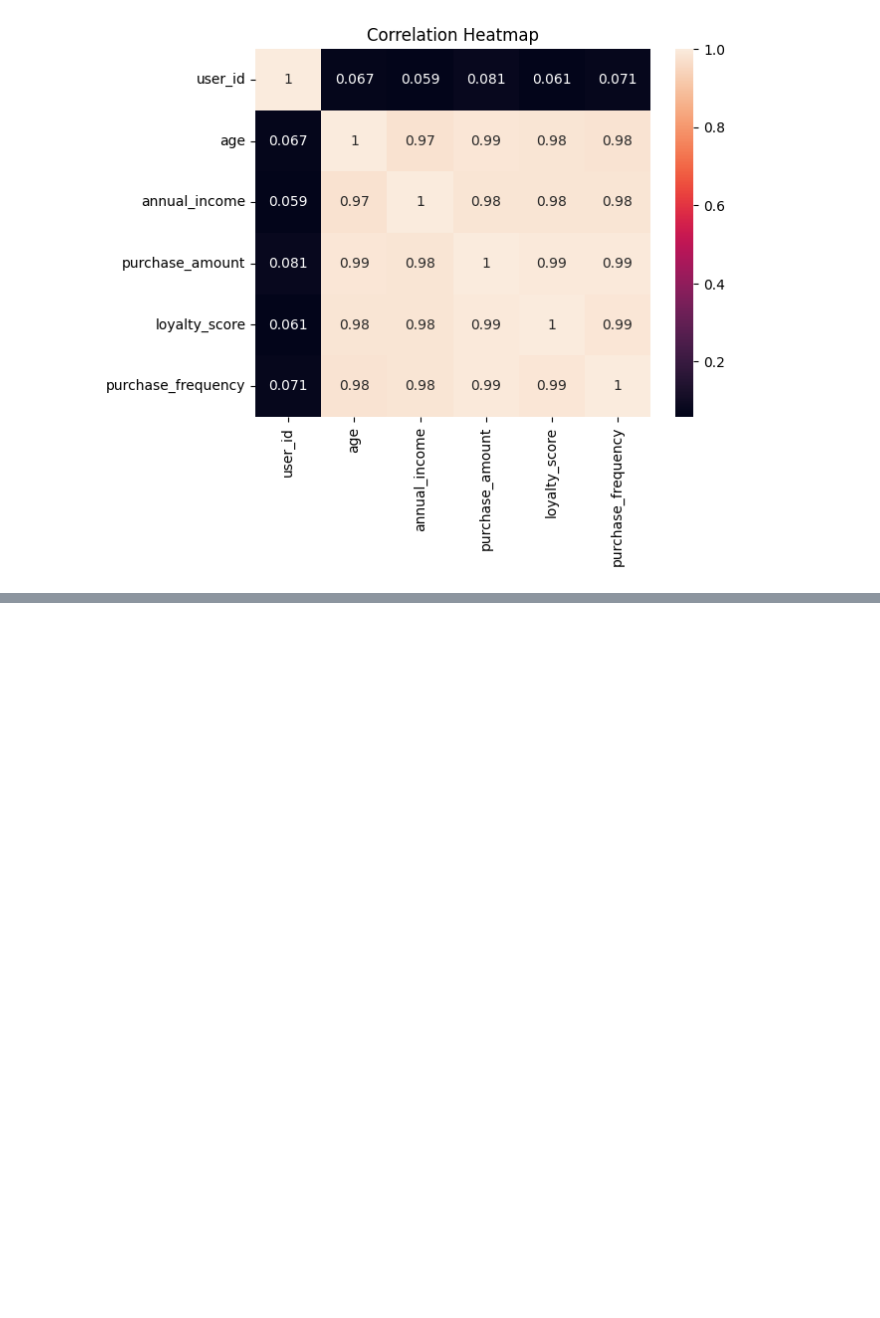
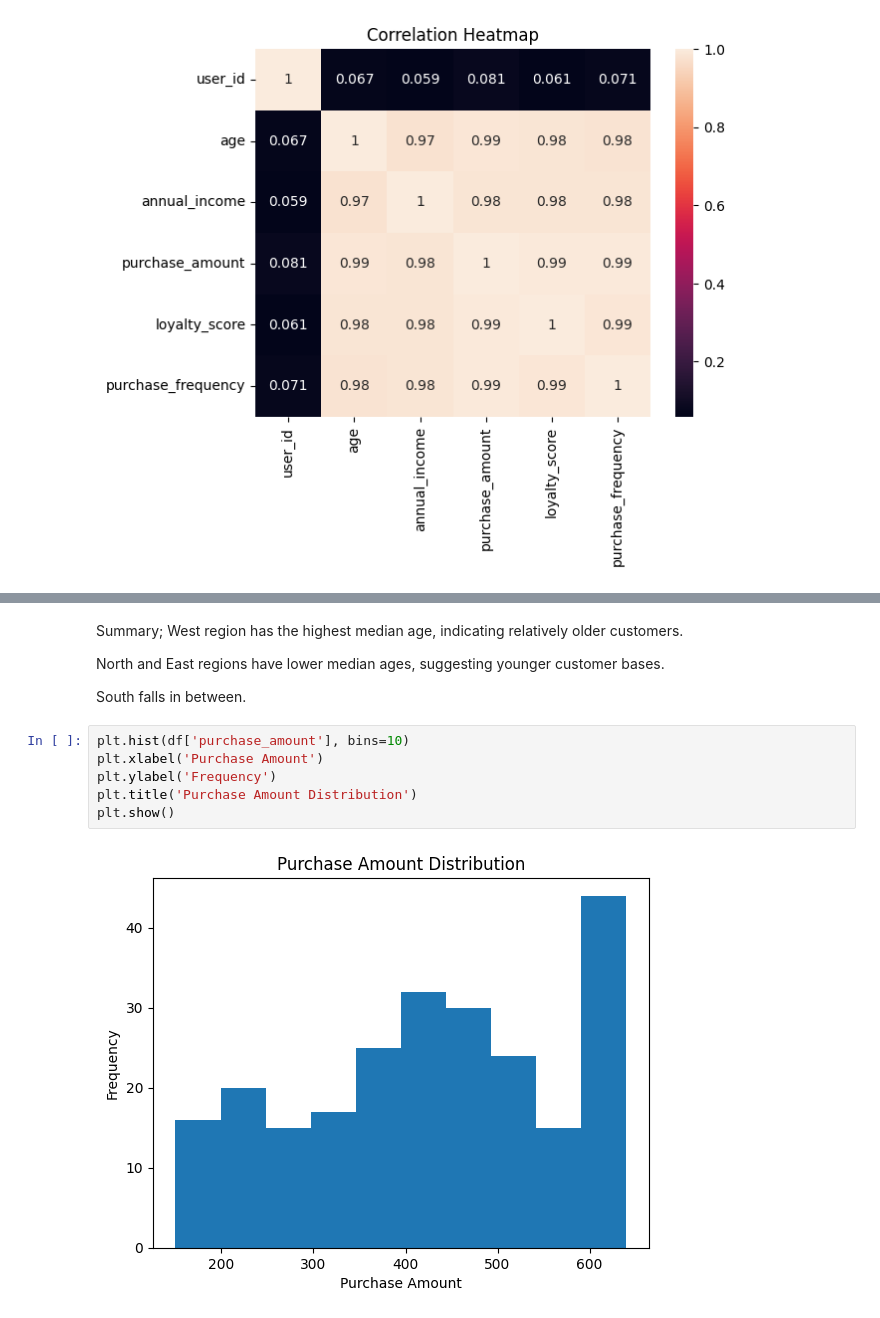
Before and after one commit to sree-220591/DSP-LabWorks, a Jupyter notebook: LAB-03.ipynb, the cells around one changed output, grey strips where cells are left out. Drawn from its saved outputs; the diff is of its cells as text; blank space fills up the shorter version.

```diff
--- a/LAB-03.ipynb
+++ b/LAB-03.ipynb
@@ -178,0 +232,15 @@ plt.show()
+# %% [markdown]
+Summary;
+West region has the highest median age, indicating relatively older customers.
+
+North and East regions have lower median ages, suggesting younger customer bases.
+
+South falls in between.
+# %%
+plt.hist(df['purchase_amount'], bins=10)
+plt.xlabel('Purchase Amount')
+plt.ylabel('Frequency')
+plt.title('Purchase Amount Distribution')
+plt.show()
+# %% [output]
+[figure, added]
```
Also changed, not shown: parts of 12 cells of this notebook.
